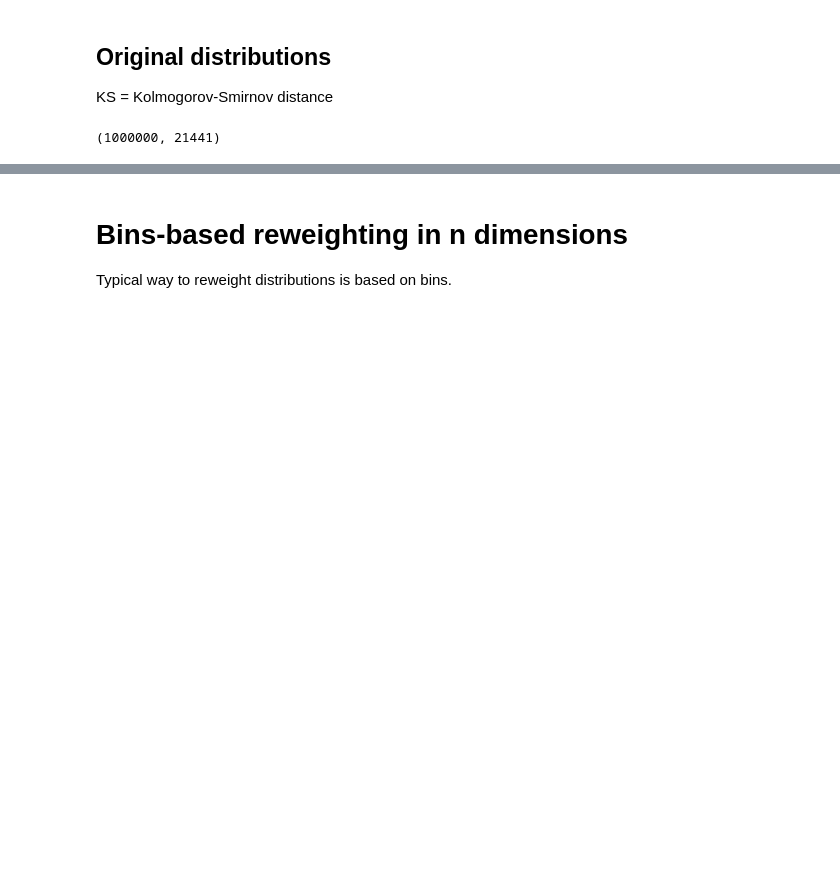
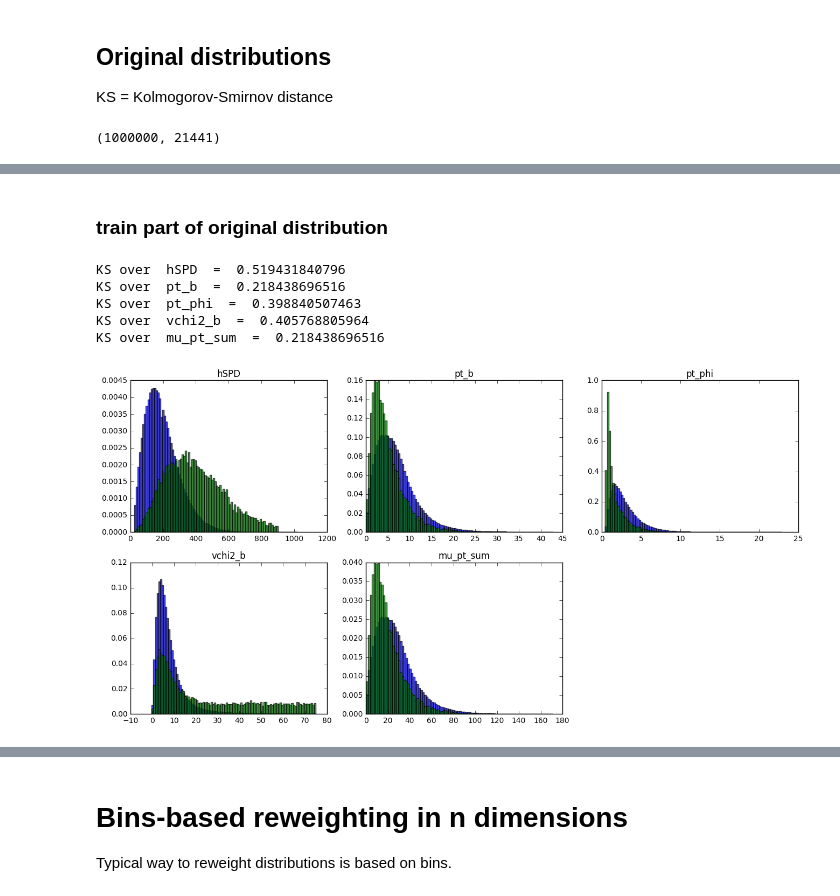
Before and after one commit to arogozhnikov/hep_ml, a Jupyter notebook: notebooks/DemoReweighting.ipynb, the cells around one changed output, grey strips where cells are left out. Saved outputs shown, nothing was run; the diff lists cells and outputs as text; code cells hidden in the pictures; blank space fills up the shorter version.

```diff
--- a/notebooks/DemoReweighting.ipynb
+++ b/notebooks/DemoReweighting.ipynb
@@ -69,0 +88,11 @@ KS over  mu_pt_sum  =  0.2163936444
+# %% [markdown]
+### train part of original distribution
+# %%
+draw_distributions(original_train, target_train, original_weights_train)
+# %% [output]
+KS over  hSPD  =  0.519431840796
+KS over  pt_b  =  0.218438696516
+KS over  pt_phi  =  0.398840507463
+KS over  vchi2_b  =  0.405768805964
+KS over  mu_pt_sum  =  0.218438696516
+[figure, added]
```
Also changed, not shown: parts of 22 cells of this notebook, 1 other file.
